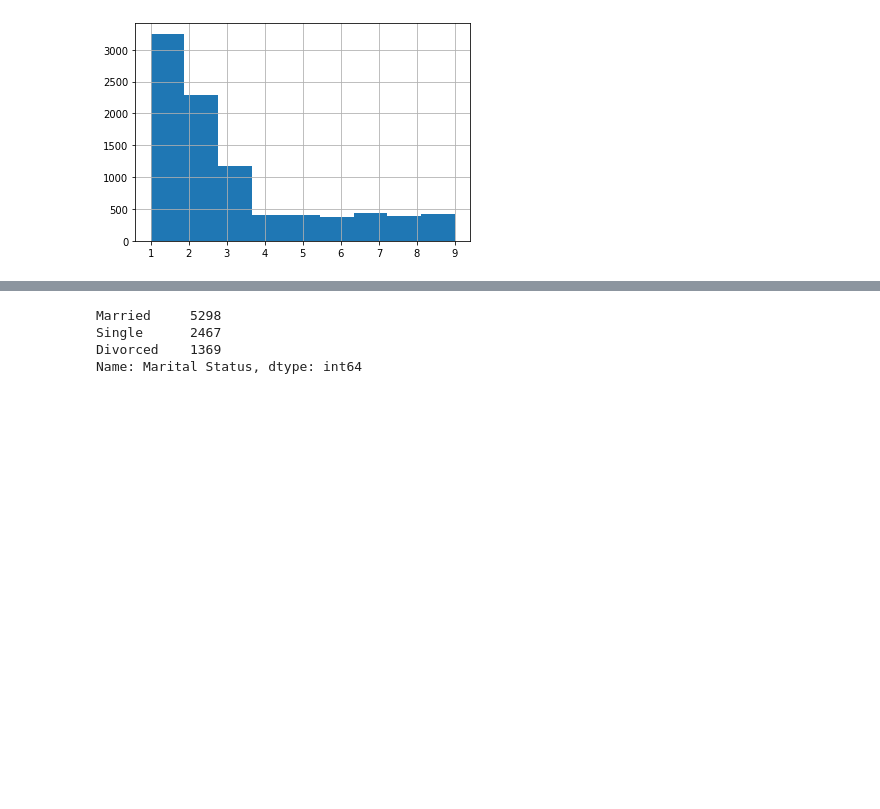
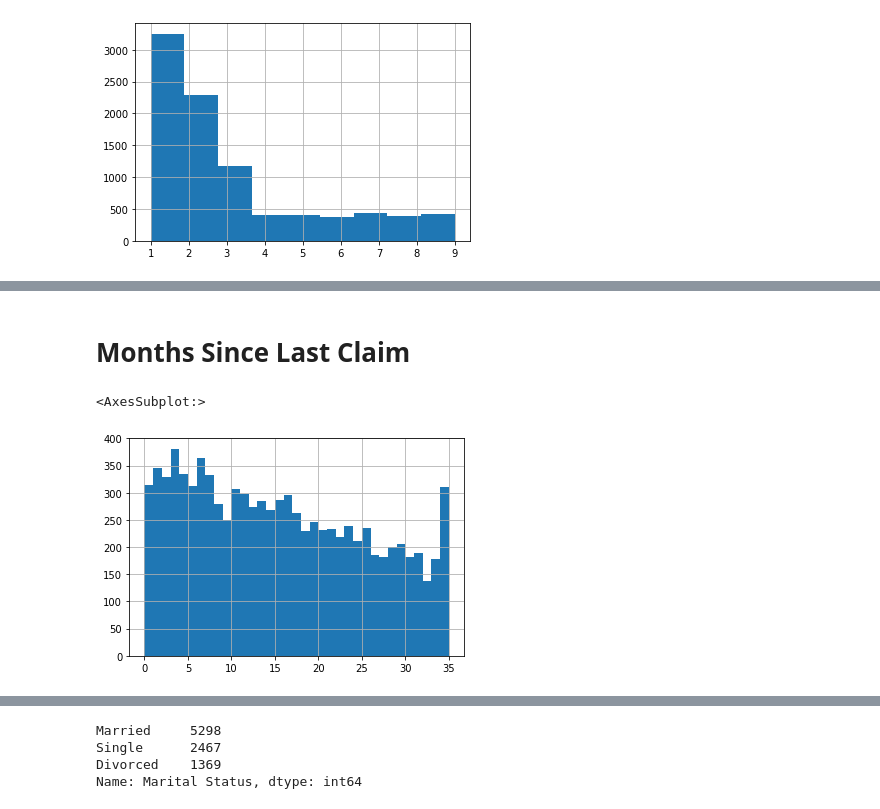
Before and after one commit to klapidus/otus_ml_classical_methods, a Jupyter notebook: HA_3.ipynb, the cells around one changed output, grey strips where cells are left out. Saved outputs shown, nothing was run; the diff lists cells and outputs as text; code cells hidden in the pictures; blank space fills up the shorter version.

```diff
--- a/HA_3.ipynb
+++ b/HA_3.ipynb
@@ -150,0 +224,7 @@ df['Number of Policies'].hist(bins=9)
+# %% [markdown]
+# Months Since Last Claim
+# %%
+df['Months Since Last Claim'].hist(bins=35)
+# %% [output]
+<AxesSubplot:>
+[figure, added]
```
Also changed, not shown: parts of 73 cells of this notebook.
